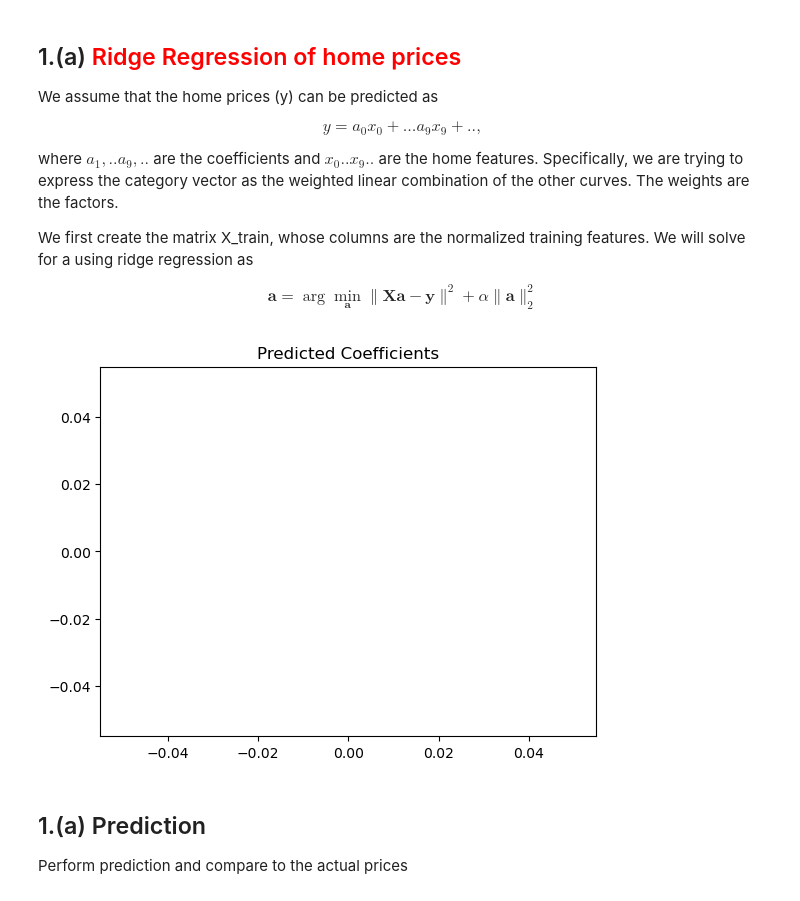
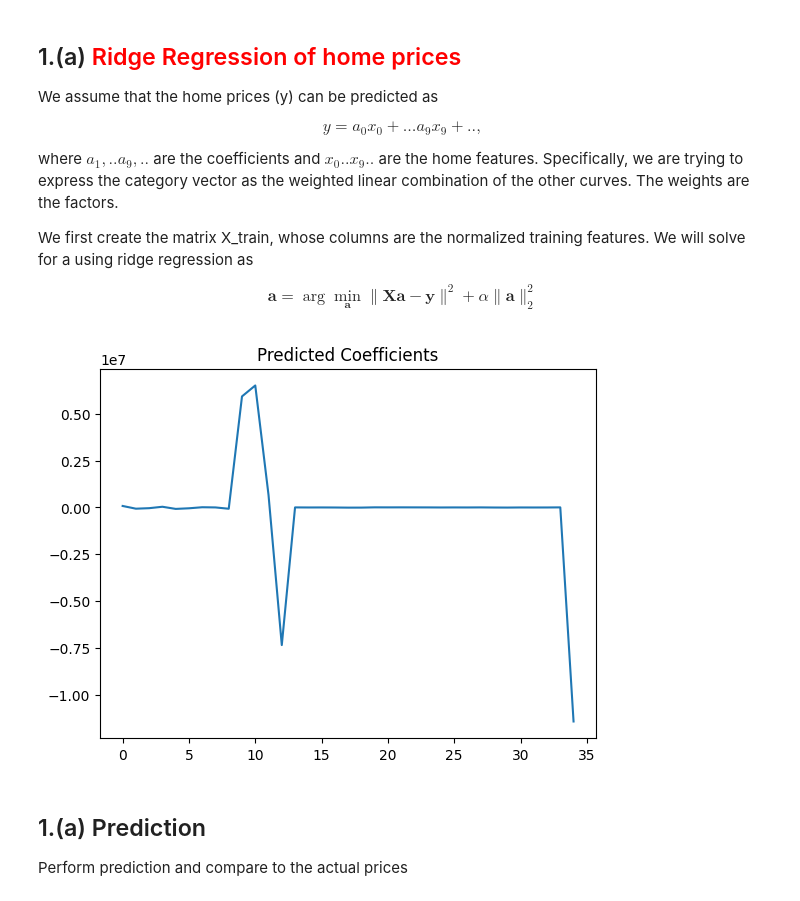
Before and after one commit to bmcano/homework-assignments, a Jupyter notebook: Machine-Learning/Homework/ames_starter.ipynb, the cells around one changed output. Drawn from its saved outputs; the diff is of its cells as text; code cells hidden in the pictures.

```diff
--- a/Machine-Learning/Homework/ames_starter.ipynb
+++ b/Machine-Learning/Homework/ames_starter.ipynb
@@ -112,17 +112,20 @@ where $a_1,..a_{9},..$ are the coefficients and $x_0 .. x_9 ..$ are the home fea
 We first create the matrix X_train, whose columns are the normalized training features. We will solve for a using ridge regression as
 
 $$\mathbf a = \arg \min_{\mathbf a}\|\mathbf X\mathbf a - \mathbf y\|^2 + \alpha \|\mathbf a\|_2^2$$
-# %%
-
-alpha = 0
-
-# ADD CODE to compute the coefficients and prediction
-
-coefficients = 0
-plt.plot(coefficients)
-s=plt.title('Predicted Coefficients')
-# %% [output]
-[figure, removed]
+# %%
+
+alpha = 0
+
+def ridge_regression(X, y):
+    I = np.eye(X.shape[1])
+    ridge_coefficients = np.linalg.inv(X.T @ X + alpha * I) @ X.T @ y
+    return ridge_coefficients
+
+coefficients = ridge_regression(X, y)
+plt.plot(coefficients)
+s=plt.title('Predicted Coefficients')
+# %% [output]
+[figure, added]
 # %% [markdown]
 ## 1.(a) Prediction
 
```
Also changed, not shown: parts of 7 cells of this notebook, 4 other files.
